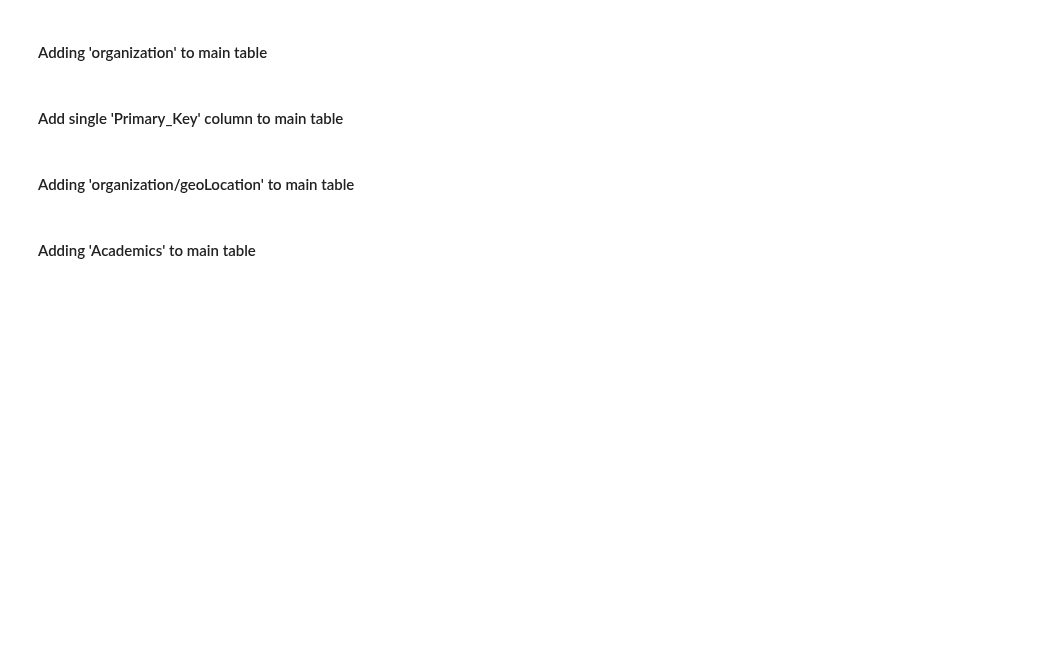
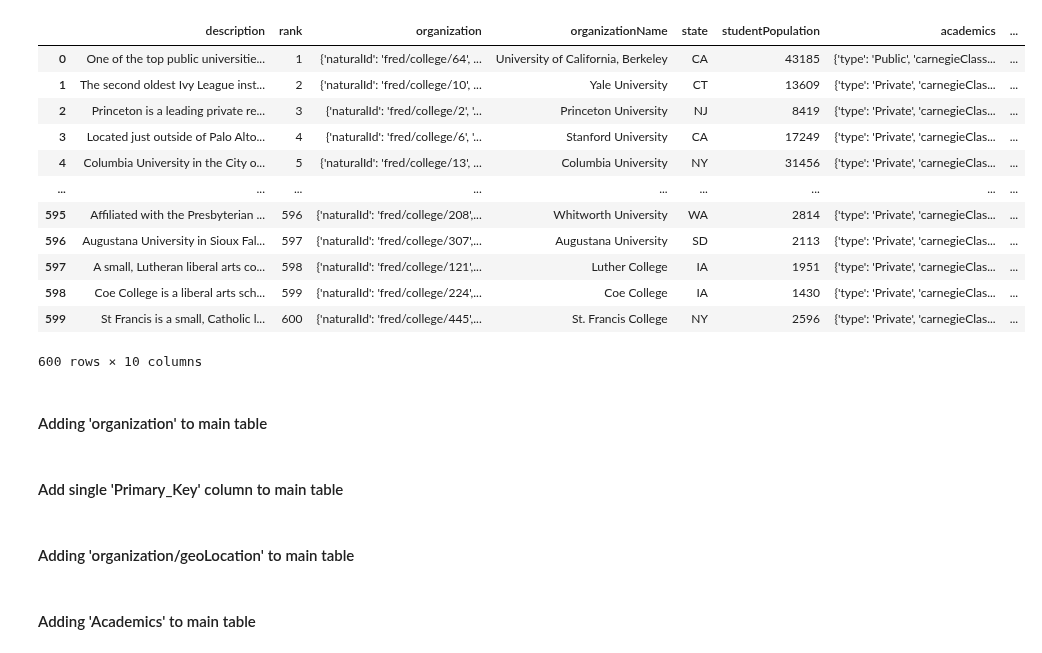
Before and after one commit to pedrosanhueza/Web-Scrape, a Jupyter notebook: Forbes-Universities/University_webscraper.ipynb, the cells around one changed output. Cells and saved outputs as stored; diff of their text form; code cells hidden in the pictures; blank space fills up the shorter version.

```diff
--- a/Forbes-Universities/University_webscraper.ipynb
+++ b/Forbes-Universities/University_webscraper.ipynb
@@ -12,6 +12,22 @@ responseObject = json.loads(data)
 responseData = responseObject['organizationList']['organizationsLists']
 
 data_main = pd.DataFrame(responseData)
+# %%
+data_main
+# %% [output]
+|  | description | rank | organization | organizationName | state | studentPopulation | academics | ... |
+| 0 | One of the top public universitie... | 1 | {'naturalId': 'fred/college/64', ... | University of California, Berkeley | CA | 43185 | {'type': 'Public', 'carnegieClass... | ... |
+| 1 | The second oldest Ivy League inst... | 2 | {'naturalId': 'fred/college/10', ... | Yale University | CT | 13609 | {'type': 'Private', 'carnegieClas... | ... |
+| 2 | Princeton is a leading private re... | 3 | {'naturalId': 'fred/college/2', '... | Princeton University | NJ | 8419 | {'type': 'Private', 'carnegieClas... | ... |
+| 3 | Located just outside of Palo Alto... | 4 | {'naturalId': 'fred/college/6', '... | Stanford University | CA | 17249 | {'type': 'Private', 'carnegieClas... | ... |
+| 4 | Columbia University in the City o... | 5 | {'naturalId': 'fred/college/13', ... | Columbia University | NY | 31456 | {'type': 'Private', 'carnegieClas... | ... |
+| ... | ... | ... | ... | ... | ... | ... | ... | ... |
+| 595 | Affiliated with the Presbyterian ... | 596 | {'naturalId': 'fred/college/208',... | Whitworth University | WA | 2814 | {'type': 'Private', 'carnegieClas... | ... |
+| 596 | Augustana University in Sioux Fal... | 597 | {'naturalId': 'fred/college/307',... | Augustana University | SD | 2113 | {'type': 'Private', 'carnegieClas... | ... |
+| 597 | A small, Lutheran liberal arts co... | 598 | {'naturalId': 'fred/college/121',... | Luther College | IA | 1951 | {'type': 'Private', 'carnegieClas... | ... |
+| 598 | Coe College is a liberal arts sch... | 599 | {'naturalId': 'fred/college/224',... | Coe College | IA | 1430 | {'type': 'Private', 'carnegieClas... | ... |
+| 599 | St Francis is a small, Catholic l... | 600 | {'naturalId': 'fred/college/445',... | St. Francis College | NY | 2596 | {'type': 'Private', 'carnegieClas... | ... |
+600 rows × 10 columns
 # %% [markdown]
 #### Adding 'organization' to main table
 # %%
```
Also changed, not shown: 1 other file.
